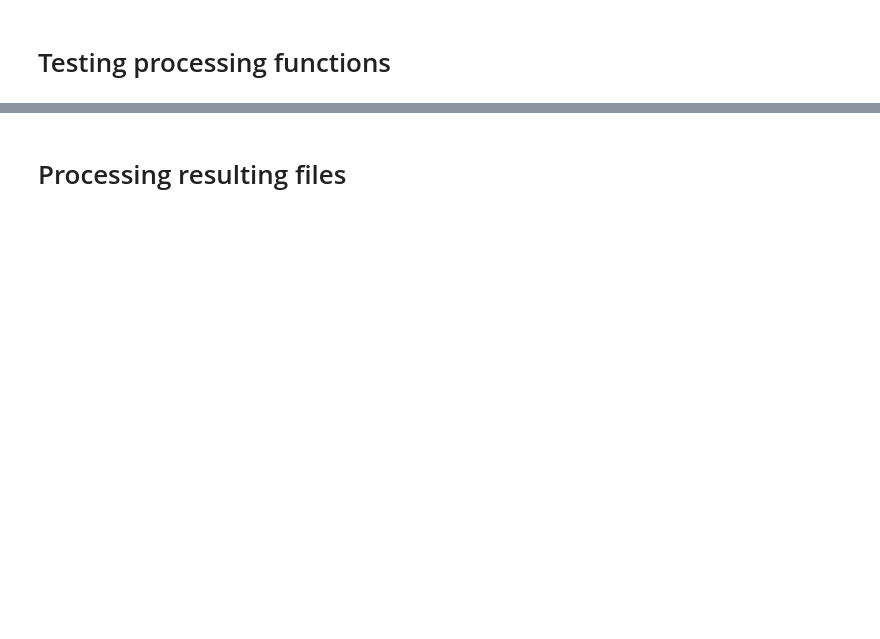
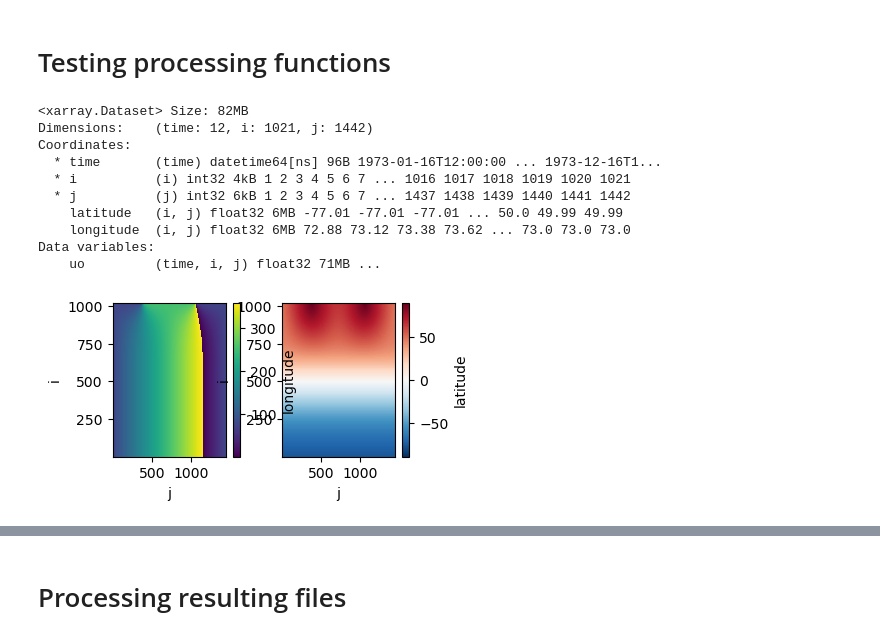
Before and after one commit to orlando-code/cmipper, a Jupyter notebook: notebooks/dev/esgpull_integration.ipynb, the cells around one changed output, grey strips where cells are left out. Drawn from its saved outputs; the diff is of its cells as text; code cells hidden in the pictures; blank space fills up the shorter version.

```diff
--- a/notebooks/dev/esgpull_integration.ipynb
+++ b/notebooks/dev/esgpull_integration.ipynb
@@ -89,3 +92,25 @@ Running:
 test_fp = "/maps/rt582/cmipper/.esgpull/data/CMIP6/HighResMIP/ECMWF/ECMWF-IFS-HR/hist-1950/r1i1p1f1/Omon/vo/gn/v20170915/vo_Omon_ECMWF-IFS-HR_hist-1950_r1i1p1f1_gn_195001-195012.nc"
 # select level
 out = processing.extract_dataset_level(test_fp, 0)
+# %%
+# processing error
+test_fp = "/maps/rt582/cmipper/.esgpull/data/CMIP6/HighResMIP/ECMWF/ECMWF-IFS-HR/hist-1950/r1i1p1f1/Omon/uo/gn/v20170915/uo_Omon_ECMWF-IFS-HR_hist-1950_r1i1p1f1_gn_197301-197312.nc"
+check = processing.extract_dataset_level(test_fp, 0)
+check = check.drop_vars(['vertices_latitude', 'vertices_longitude', 'time_bnds'])
+
+fig, ax = plt.subplots(1,2, figsize=(4,2))
+check.longitude.plot(ax=ax[0])
+check.latitude.plot(ax=ax[1])
+check
+# %% [output]
+<xarray.Dataset> Size: 82MB
+Dimensions:    (time: 12, i: 1021, j: 1442)
+Coordinates:
+  * time       (time) datetime64[ns] 96B 1973-01-16T12:00:00 ... 1973-12-16T1...
+  * i          (i) int32 4kB 1 2 3 4 5 6 7 ... 1016 1017 1018 1019 1020 1021
+  * j          (j) int32 6kB 1 2 3 4 5 6 7 ... 1437 1438 1439 1440 1441 1442
+    latitude   (i, j) float32 6MB -77.01 -77.01 -77.01 ... 50.0 49.99 49.99
+    longitude  (i, j) float32 6MB 72.88 73.12 73.38 73.62 ... 73.0 73.0 73.0
+Data variables:
+    uo         (time, i, j) float32 71MB ...
+[figure, added]
```
Also changed, not shown: parts of 11 cells of this notebook.
